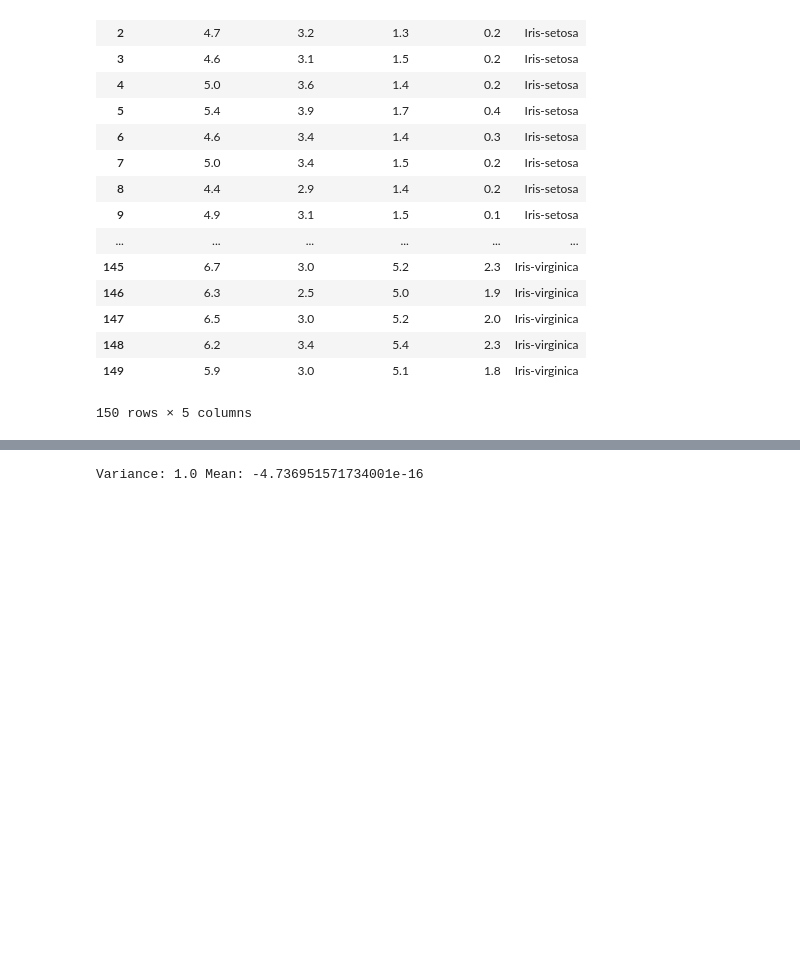
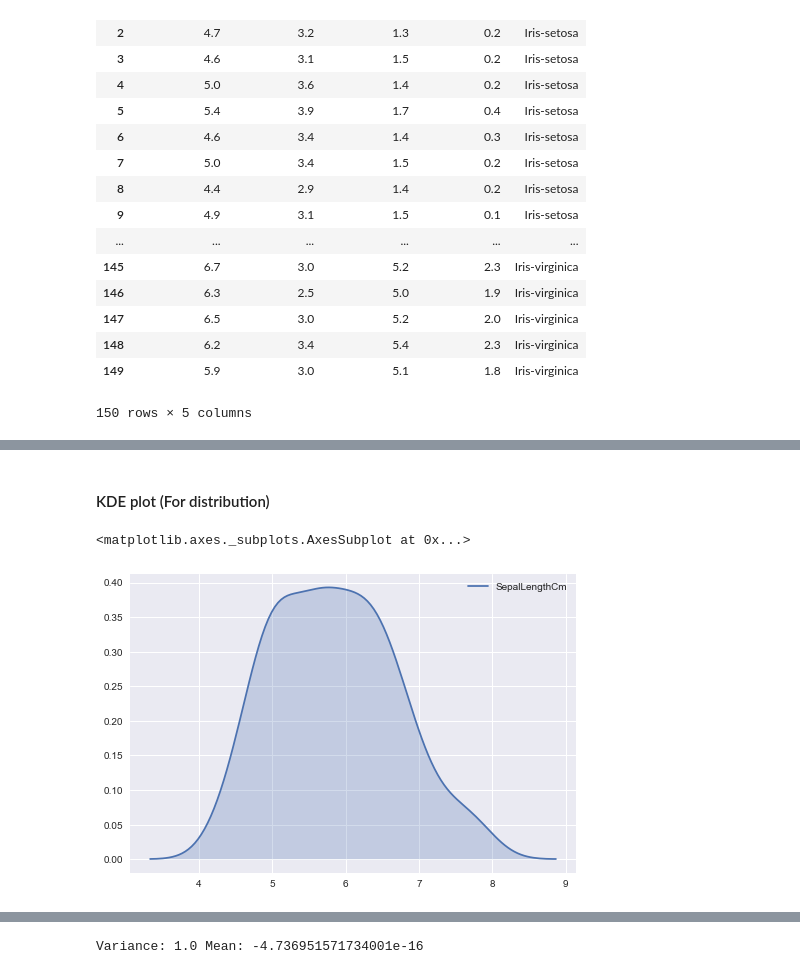
Before and after one commit to Geek-ubaid/Machine-Learning-Make-computers-think, a Jupyter notebook: PredictionModel_v2.ipynb, the cells around one changed output, grey strips where cells are left out. Cells and saved outputs as stored; diff of their text form; code cells hidden in the pictures; blank space fills up the shorter version.

```diff
--- a/PredictionModel_v2.ipynb
+++ b/PredictionModel_v2.ipynb
@@ -184,0 +265,7 @@ df_join
+# %% [markdown]
+#### KDE plot (For distribution)
+# %%
+sns.kdeplot(df['SepalLengthCm'],shade=True)
+# %% [output]
+<matplotlib.axes._subplots.AxesSubplot at 0x...>
+[figure, added]
```
Also changed, not shown: parts of 32 cells of this notebook.
